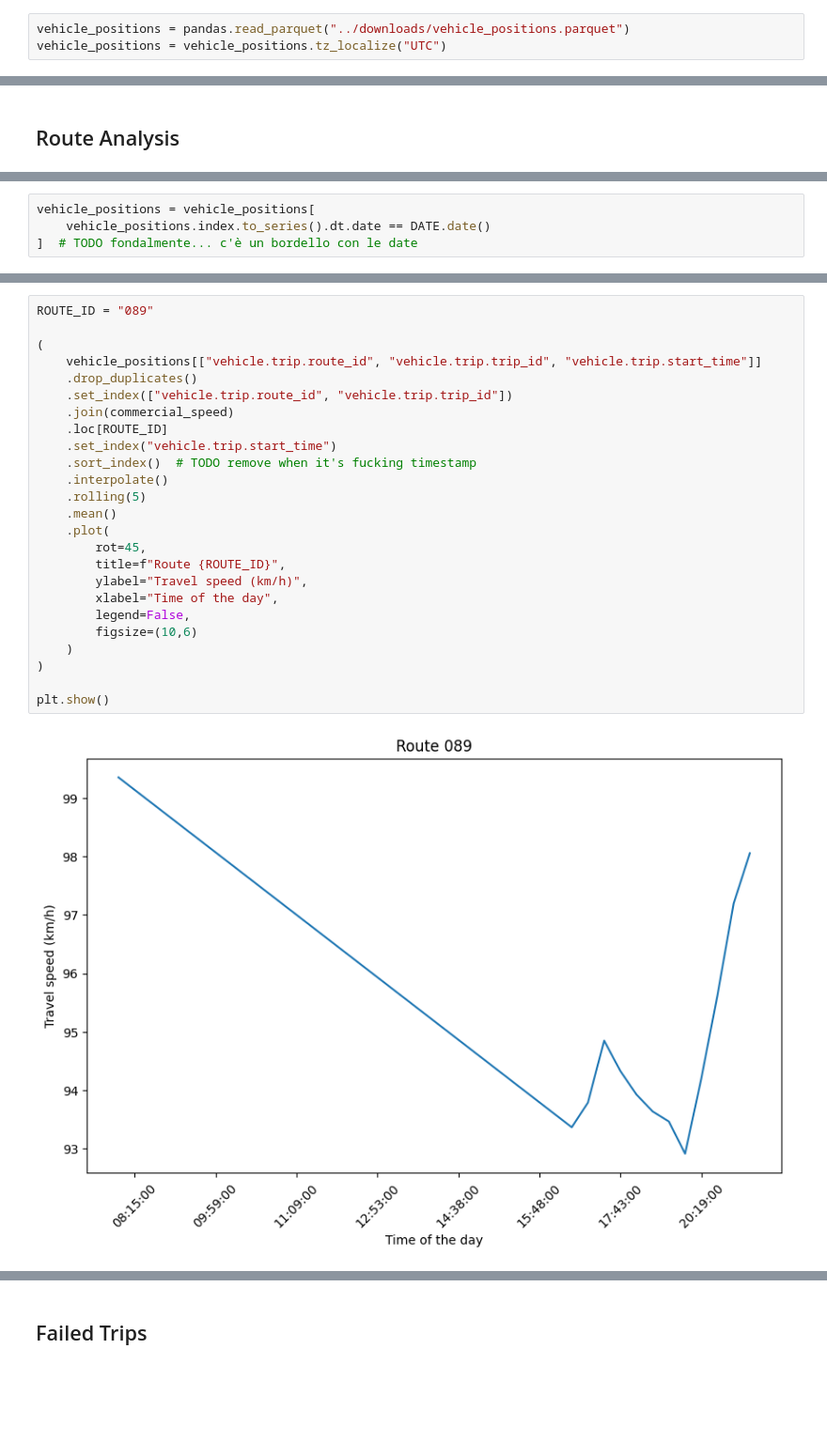
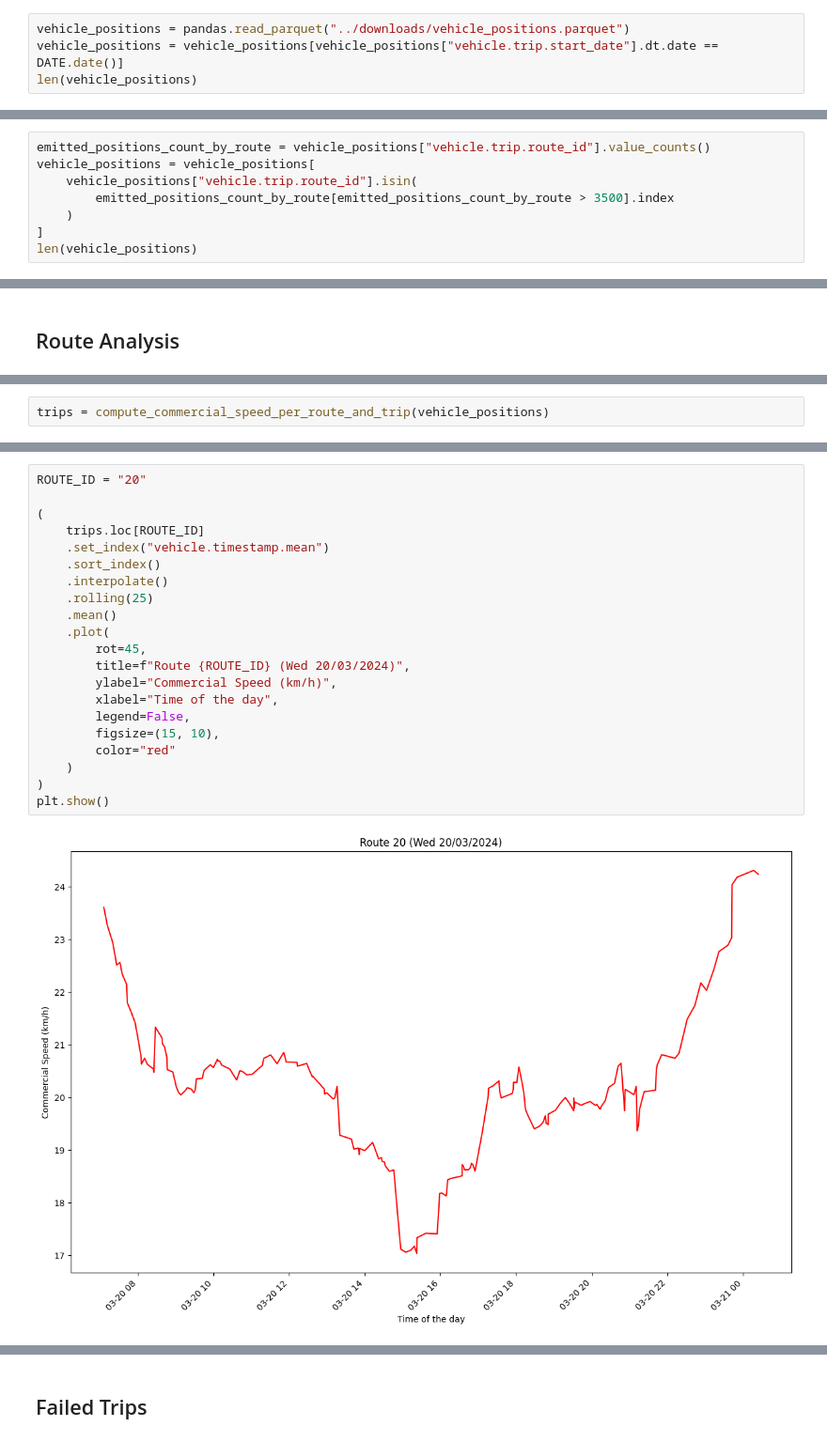
Before and after one commit to fra-luc/datac-analysis, a Jupyter notebook: src/analysis.ipynb, the cells around one changed output, grey strips where cells are left out. Shown: that part at 94% size. Saved outputs shown, nothing was run; the diff lists cells and outputs as text; blank space fills up the shorter version.

```diff
--- a/src/analysis.ipynb
+++ b/src/analysis.ipynb
@@ -8,3 +10,4 @@ import matplotlib.pyplot as plt
 # %%
 vehicle_positions = pandas.read_parquet("../downloads/vehicle_positions.parquet")
-vehicle_positions = vehicle_positions.tz_localize("UTC")
+vehicle_positions = vehicle_positions[vehicle_positions["vehicle.trip.start_date"].dt.date == DATE.date()]
+len(vehicle_positions)
@@ -10,0 +36,8 @@ vehicle_positions = vehicle_positions.tz_localize("UTC")
+# %%
+emitted_positions_count_by_route = vehicle_positions["vehicle.trip.route_id"].value_counts()
+vehicle_positions = vehicle_positions[
+    vehicle_positions["vehicle.trip.route_id"].isin(
+        emitted_positions_count_by_route[emitted_positions_count_by_route > 3500].index
+    )
+]
+len(vehicle_positions)
@@ -61,4 +115,0 @@ DATE = datetime(2024, 3, 20, 4, tzinfo=pytz.timezone("Europe/Rome"))
-# %%
-vehicle_positions = vehicle_positions[
-    vehicle_positions.index.to_series().dt.date == DATE.date()
-]  # TODO fondalmente... c'è un bordello con le date
@@ -119,0 +161,2 @@ commercial_speed = compute_speed_per_route_and_trip(vehicle_positions, commercia
+# %%
+trips = compute_commercial_speed_per_route_and_trip(vehicle_positions)
@@ -153,27 +201,23 @@ Name: vehicle.commercial_speed_kmh, Length: 400, dtype: float64
 # %%
-ROUTE_ID = "089"
+ROUTE_ID = "20"
 
 (
-    vehicle_positions[["vehicle.trip.route_id", "vehicle.trip.trip_id", "vehicle.trip.start_time"]]
-    .drop_duplicates()
-    .set_index(["vehicle.trip.route_id", "vehicle.trip.trip_id"])
-    .join(commercial_speed)
-    .loc[ROUTE_ID]
-    .set_index("vehicle.trip.start_time")
-    .sort_index()  # TODO remove when it's fucking timestamp
+    trips.loc[ROUTE_ID]
+    .set_index("vehicle.timestamp.mean")
+    .sort_index()
     .interpolate()
-    .rolling(5)
+    .rolling(25)
     .mean()
     .plot(
         rot=45,
-        title=f"Route {ROUTE_ID}",
-        ylabel="Travel speed (km/h)",
+        title=f"Route {ROUTE_ID} (Wed 20/03/2024)",
+        ylabel="Commercial Speed (km/h)",
         xlabel="Time of the day",
         legend=False,
-        figsize=(10,6)
+        figsize=(15, 10),
+        color="red"
     )
 )
-
 plt.show()
 # %% [output]
-[figure, old version]
+[figure, new version]
```
Also changed, not shown: parts of 23 cells of this notebook, 1 other file.
